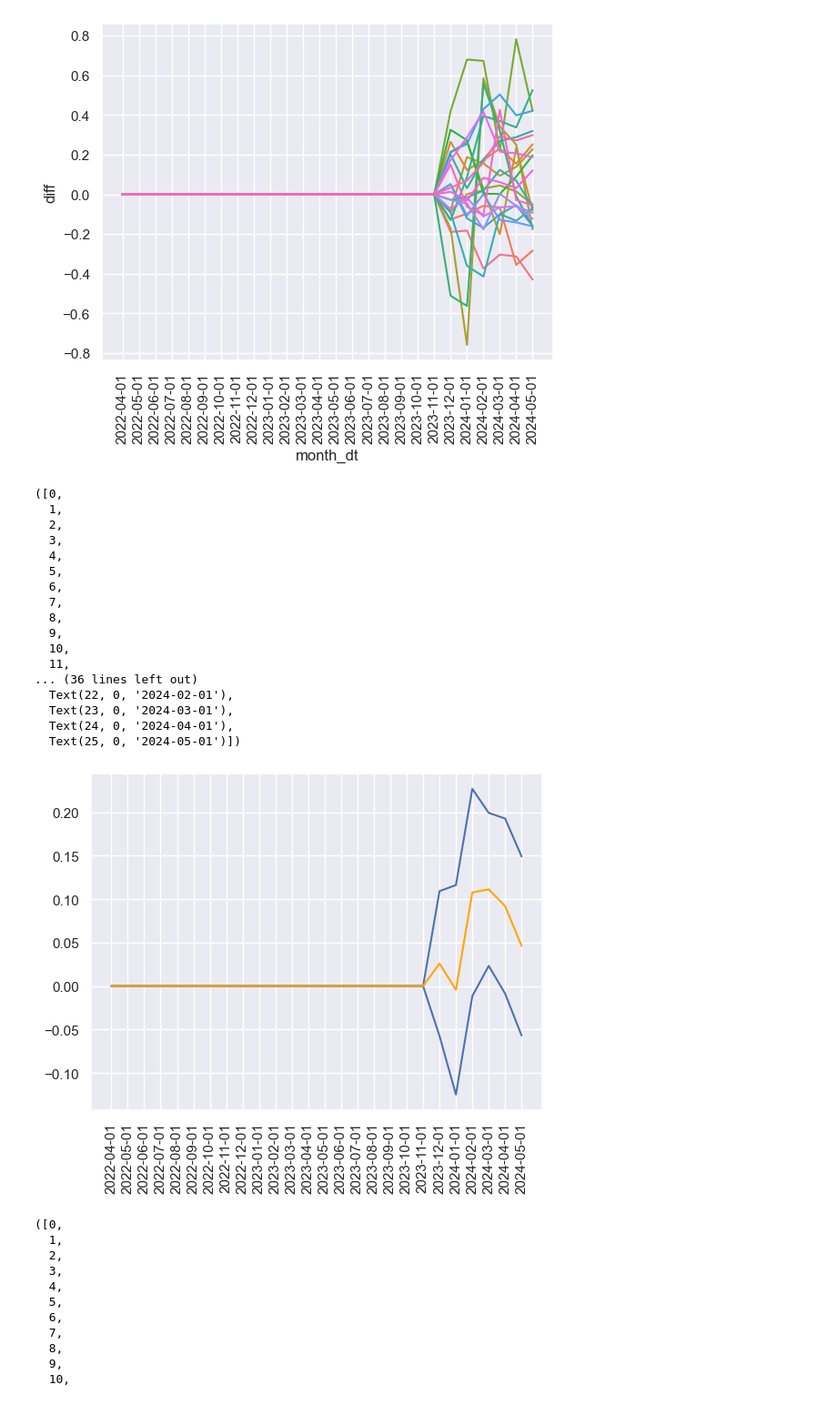
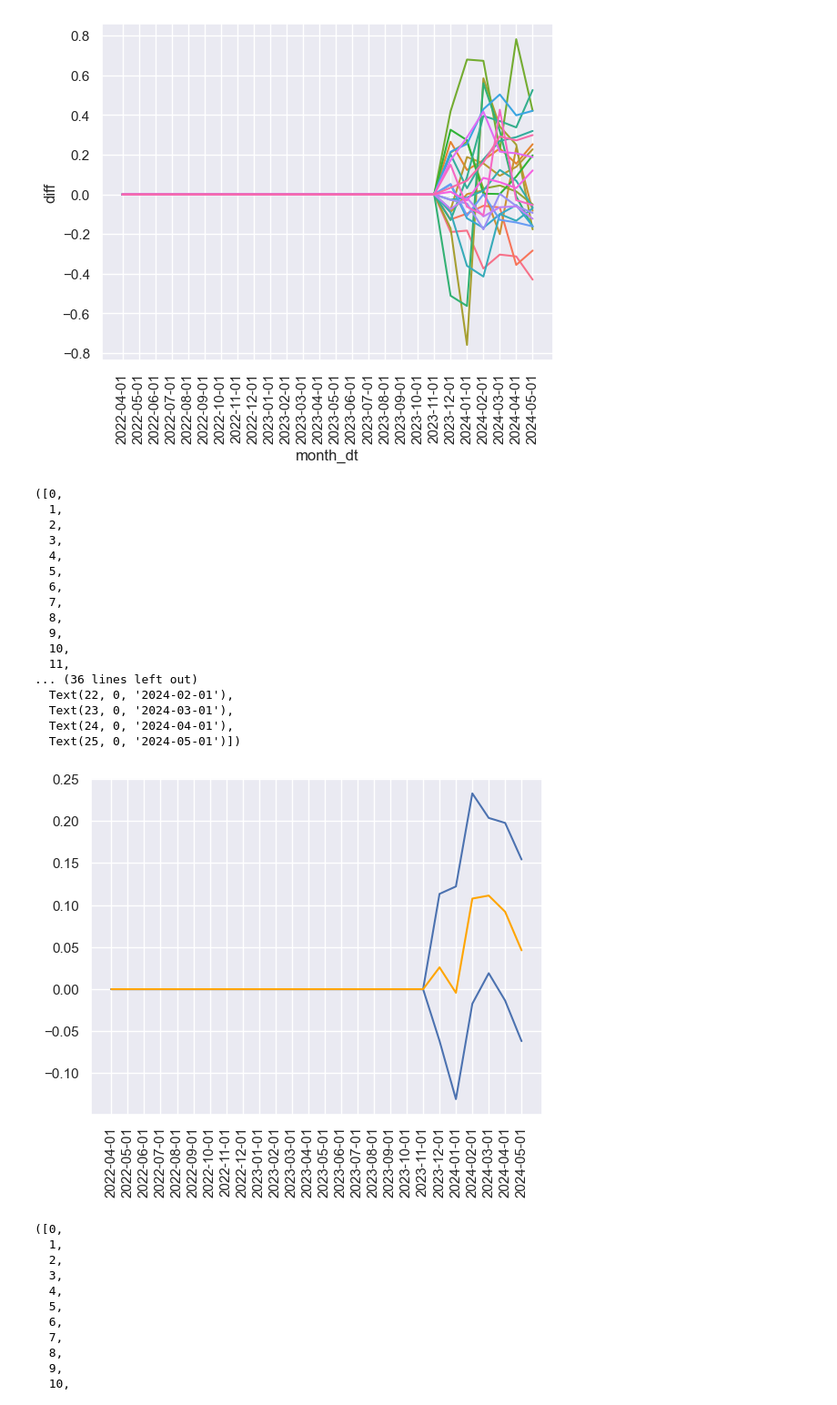
Before and after one commit to xan-d-or/mortgage_project_2024, a Jupyter notebook: results_plotting.ipynb, the cells around one changed output. Shown at 91% size. Cells and saved outputs as stored; diff of their text form; code cells hidden in the pictures.

```diff
--- a/results_plotting.ipynb
+++ b/results_plotting.ipynb
@@ -96,38 +110,41 @@ plt.xticks(rotation =90)
   Text(25, 0, '2024-05-01')])
 [figure]
 # %%
+from scipy.stats import t
+alpha = 0.05
+
 m = pd.Series(df.groupby('month_dt').agg({'diff':'mean'})['diff'])
 s = pd.Series(df.groupby('month_dt').agg({'diff':'std'})['diff'])
 n = pd.Series(df.groupby('month_dt').agg({'diff':'size'})['diff'])
 month = pd.Series(df.groupby('month_dt', as_index=False).agg({'diff':'mean'})['month_dt'])
-upper = m + 1.96*s/(n.apply(lambda x: x**0.5))
-lower = m - 1.96*s/(n.apply(lambda x: x**0.5))
+upper = m + t.ppf(1-alpha/2, len(m))*s/(n.apply(lambda x: x**0.5))
+lower = m - t.ppf(1-alpha/2, len(m))*s/(n.apply(lambda x: x**0.5))
 
 
 tmp = pd.DataFrame({'upper':upper, 'lower':lower, 'mean':m}).reset_index()
 plt.plot(tmp['month_dt'], tmp['upper'], color = 'b')
 plt.plot(tmp['month_dt'], tmp['lower'], color = 'b')
 plt.plot(tmp['month_dt'], tmp['mean'], color = 'orange')
 plt.xticks(rotation =90)
 # %% [output]
 ([0,
   1,
   2,
   3,
   4,
   5,
   6,
   7,
   8,
   9,
   10,
   11,
 ... (36 lines left out)
   Text(22, 0, '2024-02-01'),
   Text(23, 0, '2024-03-01'),
   Text(24, 0, '2024-04-01'),
   Text(25, 0, '2024-05-01')])
-[figure, old version]
+[figure, new version]
 # %%
 data = df.pivot(index='month_dt', columns='city_id', values='diff').reset_index()
 res = boot((data.iloc[:,1:],)
```
Also changed, not shown: parts of 1 cell of this notebook, 1 other file.
